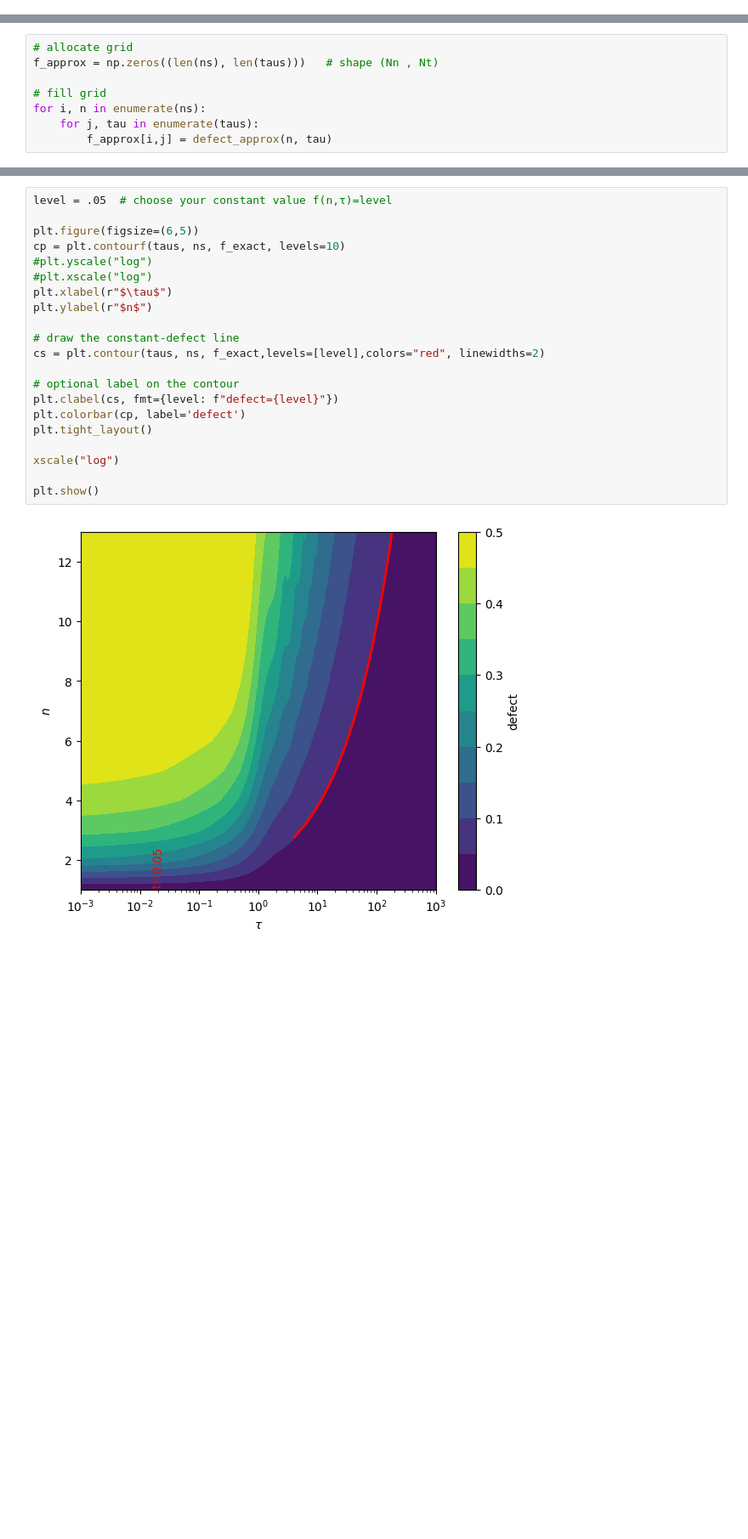
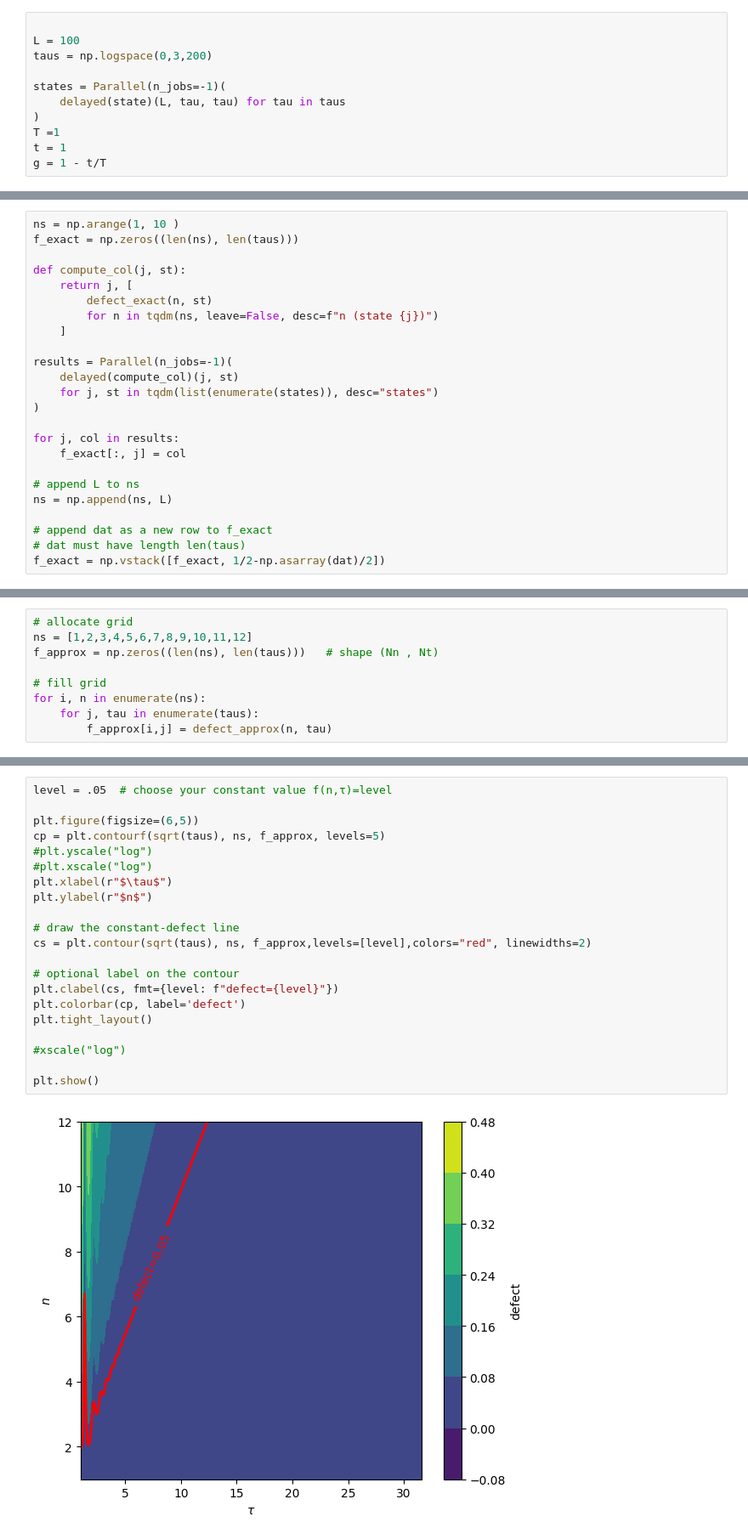
Before and after one commit to KristianMunnikhuis/subsystem_loschmidt_echo, a Jupyter notebook: scripts/analytical_adiabatic_theory breakdown/adiabatic_approx_investigations.ipynb, the cells around one changed output, grey strips where cells are left out. Shown at 85% size. Drawn from its saved outputs; the diff is of its cells as text; blank space fills up the shorter version.

```diff
--- a/scripts/analytical_adiabatic_theory breakdown/adiabatic_approx_investigations.ipynb
+++ b/scripts/analytical_adiabatic_theory breakdown/adiabatic_approx_investigations.ipynb
@@ -31,0 +28,11 @@ for i, n in (enumerate(tqdm(ns))):
+# %%
+
+L = 100
+taus = np.logspace(0,3,200)
+
+states = Parallel(n_jobs=-1)(
+    delayed(state)(L, tau, tau) for tau in taus
+)
+T =1
+t = 1
+g = 1 - t/T
@@ -31,0 +53,24 @@ for i, n in (enumerate(tqdm(ns))):
+# %%
+ns = np.arange(1, 10 )
+f_exact = np.zeros((len(ns), len(taus)))
+
+def compute_col(j, st):
+    return j, [
+        defect_exact(n, st)
+        for n in tqdm(ns, leave=False, desc=f"n (state {j})")
+    ]
+
+results = Parallel(n_jobs=-1)(
+    delayed(compute_col)(j, st)
+    for j, st in tqdm(list(enumerate(states)), desc="states")
+)
+
+for j, col in results:
+    f_exact[:, j] = col
+
+# append L to ns
+ns = np.append(ns, L)
+
+# append dat as a new row to f_exact
+# dat must have length len(taus)
+f_exact = np.vstack([f_exact, 1/2-np.asarray(dat)/2])
@@ -49,5 +170,6 @@ plt.show()
 # %%
 # allocate grid
+ns = [1,2,3,4,5,6,7,8,9,10,11,12]
 f_approx = np.zeros((len(ns), len(taus)))   # shape (Nn , Nt)
 
 # fill grid
@@ -75,25 +196,25 @@ TypeError: Length of x (200) must match number of columns in z (100)
 # %%
 level = .05  # choose your constant value f(n,τ)=level
 
 plt.figure(figsize=(6,5))
-cp = plt.contourf(taus, ns, f_exact, levels=10)
+cp = plt.contourf(sqrt(taus), ns, f_approx, levels=5)
 #plt.yscale("log")
 #plt.xscale("log")
 plt.xlabel(r"$\tau$")
 plt.ylabel(r"$n$")
 
 # draw the constant-defect line
-cs = plt.contour(taus, ns, f_exact,levels=[level],colors="red", linewidths=2)
+cs = plt.contour(sqrt(taus), ns, f_approx,levels=[level],colors="red", linewidths=2)
 
 # optional label on the contour
 plt.clabel(cs, fmt={level: f"defect={level}"})
 plt.colorbar(cp, label='defect')
 plt.tight_layout()
 
-xscale("log")
+#xscale("log")
 
 plt.show()
 # %% [output]
-[figure, old version]
+[figure, new version]
 # %%
 plt.figure()
```
Also changed, not shown: parts of 16 cells of this notebook, 1 other file.
